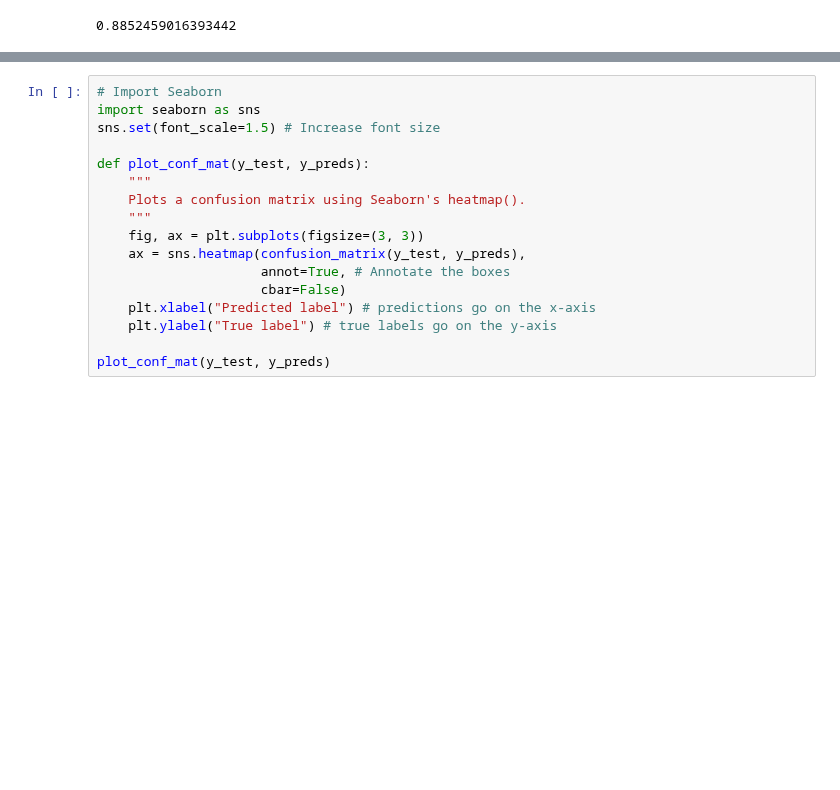
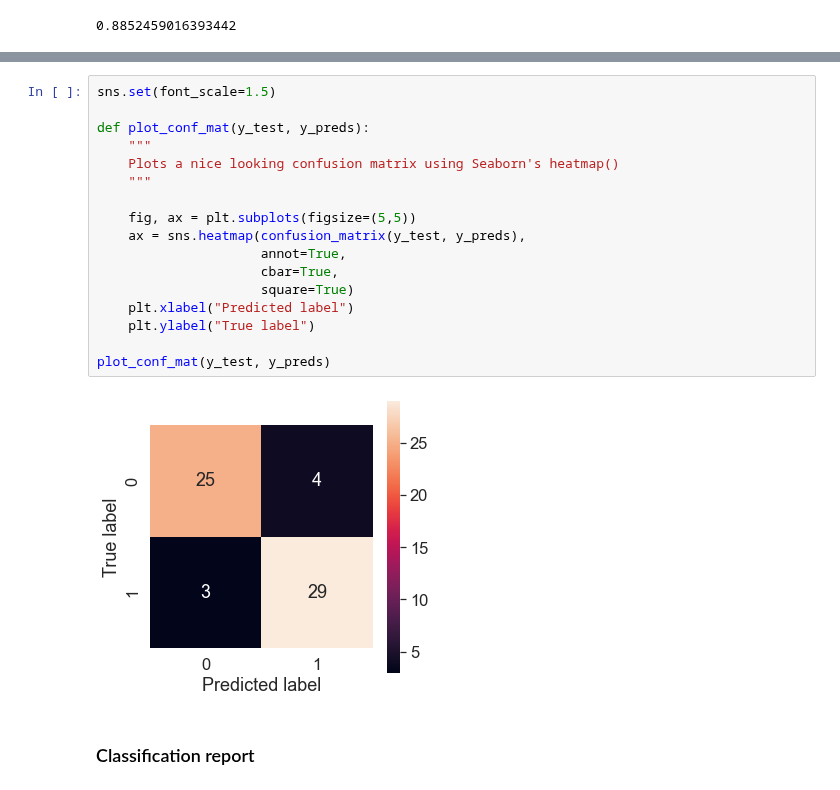
Before and after one commit to Krykiet/Supervised-Learning-Classification, a Jupyter notebook: end-to-end-heart-disease-classification.ipynb, the cells around one changed output, grey strips where cells are left out. Drawn from its saved outputs; the diff is of its cells as text; blank space fills up the shorter version.

```diff
--- a/end-to-end-heart-disease-classification.ipynb
+++ b/end-to-end-heart-disease-classification.ipynb
@@ -577,17 +613,21 @@ gs_log_reg.score(X_test, y_test)
 # %%
-# Import Seaborn
-import seaborn as sns
-sns.set(font_scale=1.5) # Increase font size
+sns.set(font_scale=1.5)
 
 def plot_conf_mat(y_test, y_preds):
     """
-    Plots a confusion matrix using Seaborn's heatmap().
+    Plots a nice looking confusion matrix using Seaborn's heatmap()
     """
-    fig, ax = plt.subplots(figsize=(3, 3))
+
+    fig, ax = plt.subplots(figsize=(5,5))
     ax = sns.heatmap(confusion_matrix(y_test, y_preds),
-                     annot=True, # Annotate the boxes
-                     cbar=False)
-    plt.xlabel("Predicted label") # predictions go on the x-axis
-    plt.ylabel("True label") # true labels go on the y-axis
+                     annot=True,
+                     cbar=True,
+                     square=True)
+    plt.xlabel("Predicted label")
+    plt.ylabel("True label")
 
 plot_conf_mat(y_test, y_preds)
+# %% [output]
+[figure, added]
+# %% [markdown]
+### Classification report
```
Also changed, not shown: parts of 28 cells of this notebook.
